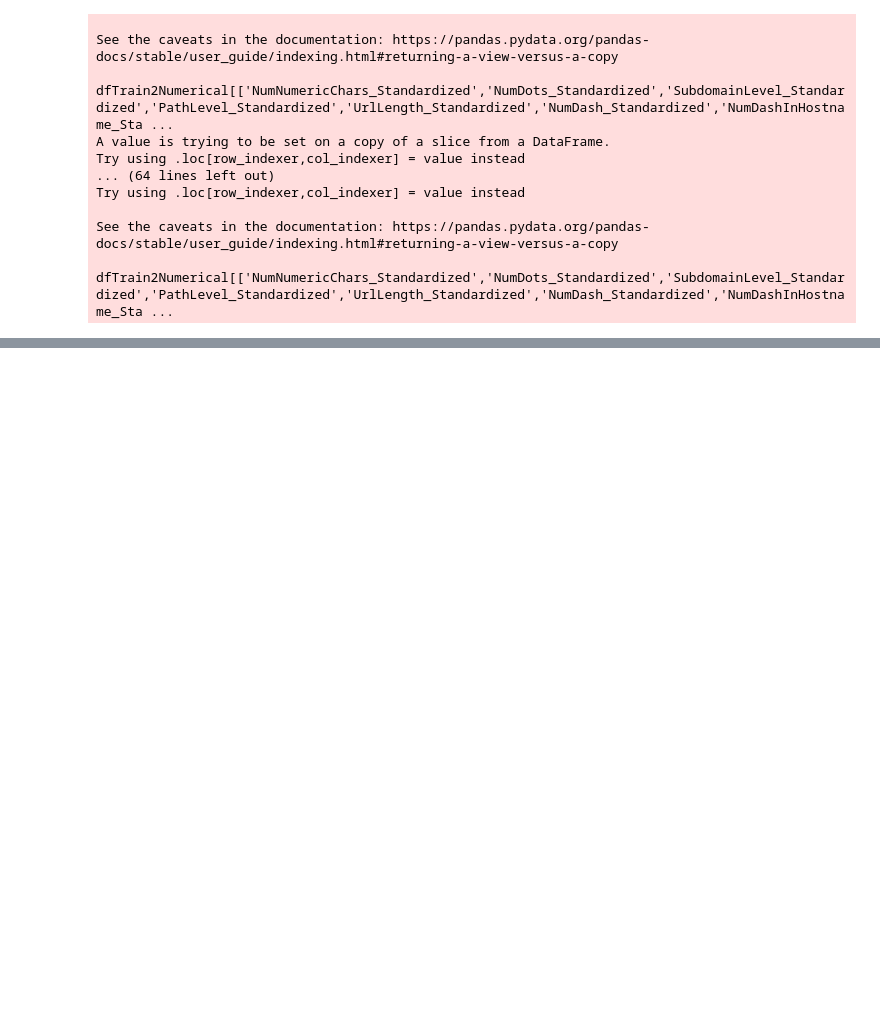
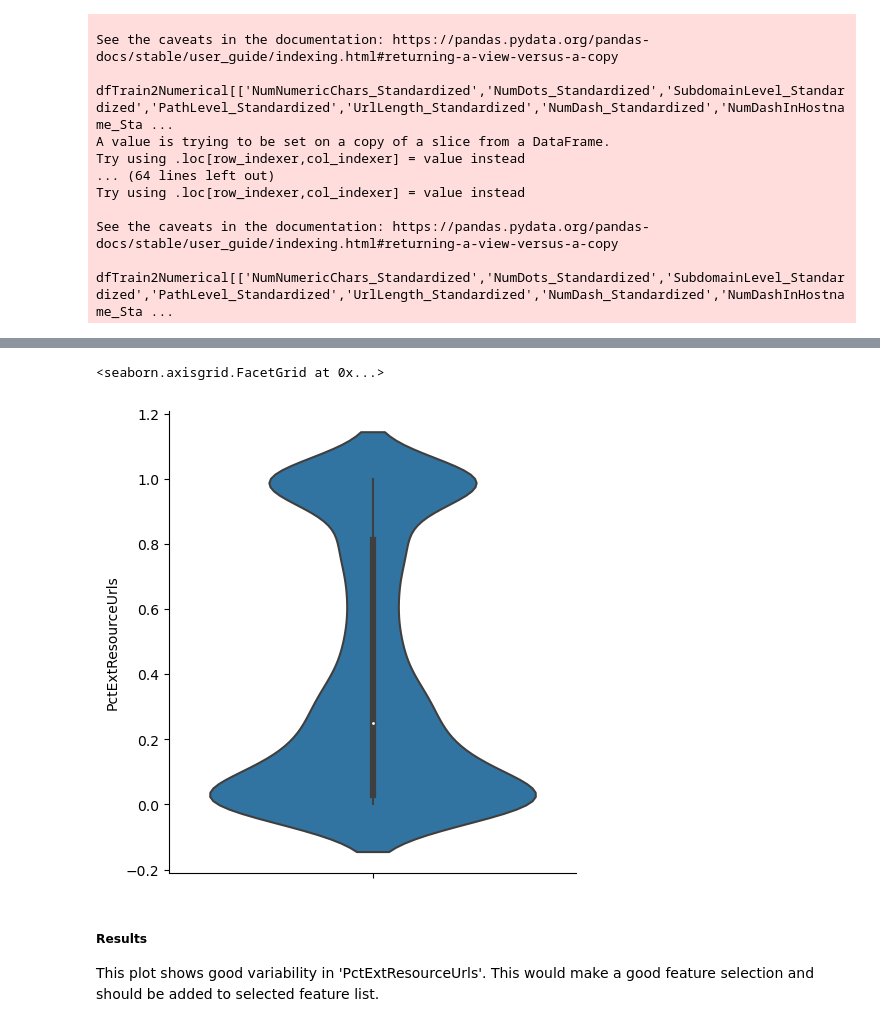
Before and after one commit to Jut257/CYB-362, a Jupyter notebook: phase4.ipynb, the cells around one changed output, grey strips where cells are left out. Cells and saved outputs as stored; diff of their text form; code cells hidden in the pictures; blank space fills up the shorter version.

```diff
--- a/phase4.ipynb
+++ b/phase4.ipynb
@@ -140,0 +206,8 @@ plt.show()
+# %%
+sns.catplot(y='PctExtResourceUrls', kind='violin', log_scale=True, data=dfTrain3)
+# %% [output]
+<seaborn.axisgrid.FacetGrid at 0x...>
+[figure, added]
+# %% [markdown]
+##### Results
+This plot shows good variability in 'PctExtResourceUrls'. This would make a good feature selection and should be added to selected feature list.
```
Also changed, not shown: parts of 32 cells of this notebook, 1 other file.
